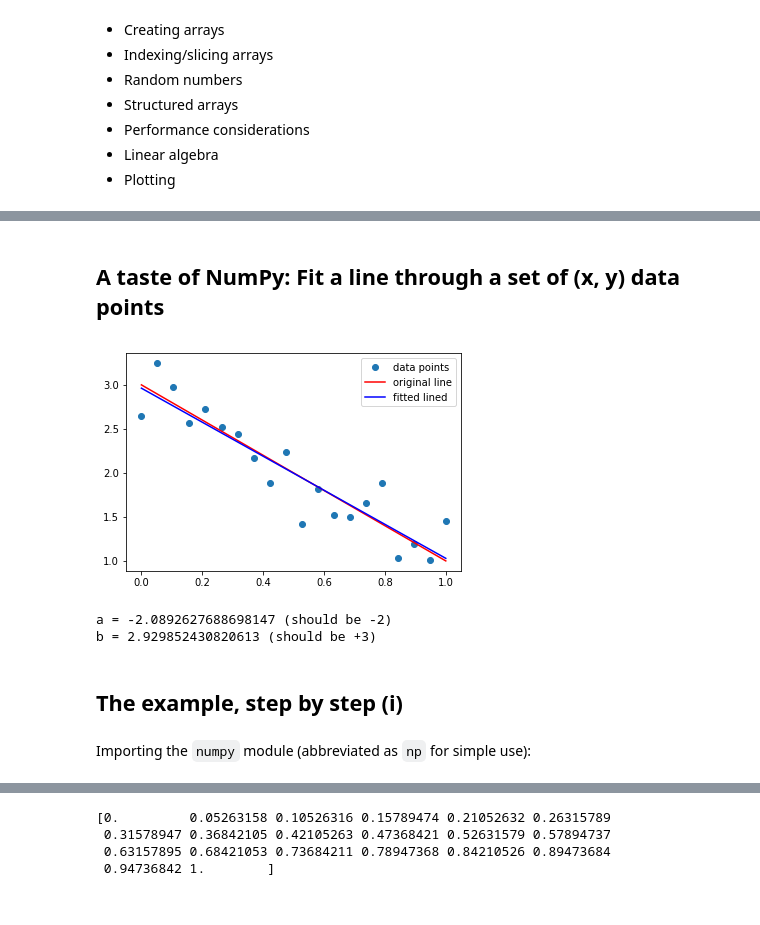
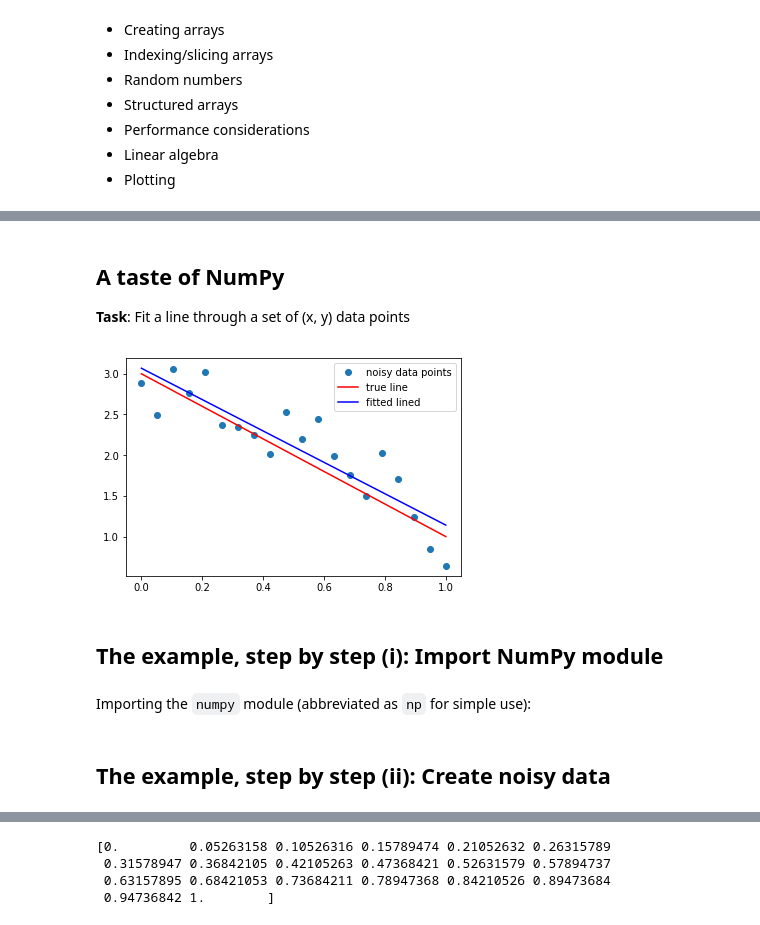
Before and after one commit to UiO-IN3110/UiO-IN3110.github.io, a Jupyter notebook: lectures/05-numerical-python/05_numerical_python.ipynb, the cells around one changed output, grey strips where cells are left out. Drawn from its saved outputs; the diff is of its cells as text; code cells hidden in the pictures.

```diff
--- a/lectures/05-numerical-python/05_numerical_python.ipynb
+++ b/lectures/05-numerical-python/05_numerical_python.ipynb
@@ -35,45 +68,43 @@
 # %% [markdown]
-## A taste of NumPy: Fit a line through a set of (x, y) data points
+## A taste of NumPy
+
+**Task**: Fit a line through a set of (x, y) data points
 # %%
 # Only needed for Jupyter
 %matplotlib inline
 
 import numpy as np
 import matplotlib.pyplot as plt
 
 # Create the x and y datapoints
-n = 20
-x = np.linspace(0.0, 1.0, n)               # coordinates
-y_line = -2*x + 3
-y = y_line + np.random.normal(0, 0.25, n)  # data points with noise
+N = 20
+x = np.linspace(0.0, 1.0, N)               # coordinates
+y = -2*x + 3                               # Create y values for the datapoints
+y += np.random.normal(0, 0.25, N)          # add noise
 
 # create and solve least squares system:
-A = np.array([x, np.ones(n)])
+A = np.array([x, np.ones(N)])
 A = A.transpose()
 result = np.linalg.lstsq(A, y, rcond=None)
 
 # result is a 4-tuple, the solution (a,b) is the 1st entry:
-a, b = result[0]                        #
+a, b = result[0]
 
 # plot the result
-plt.plot(x, y, 'o', label='data points')
-plt.plot(x, y_line, 'r', label='original line')
+plt.plot(x, y, 'o', label='noisy data points')
+plt.plot(x, y_line, 'r', label='true line')
 plt.plot(x, a*x + b, 'b', label='fitted lined')
 
 plt.legend()
 plt.savefig('myplot.pdf')
 plt.show()
 # %% [output]
-[figure, old version]
+[figure, new version]
-# %%
-print("a = {} (should be -2)".format(a))
-print("b = {} (should be +3)".format(b))
-# %% [output]
-a = -2.0892627688698147 (should be -2)
-b = 2.929852430820613 (should be +3)
 # %% [markdown]
-## The example, step by step (i)
+## The example, step by step (i): Import NumPy module
 # %% [markdown]
 Importing the `numpy` module (abbreviated as `np` for simple use):
 # %%
 import numpy as np
+# %% [markdown]
+## The example, step by step (ii): Create noisy data
```
Also changed, not shown: parts of 35 cells of this notebook, 2 other files.
